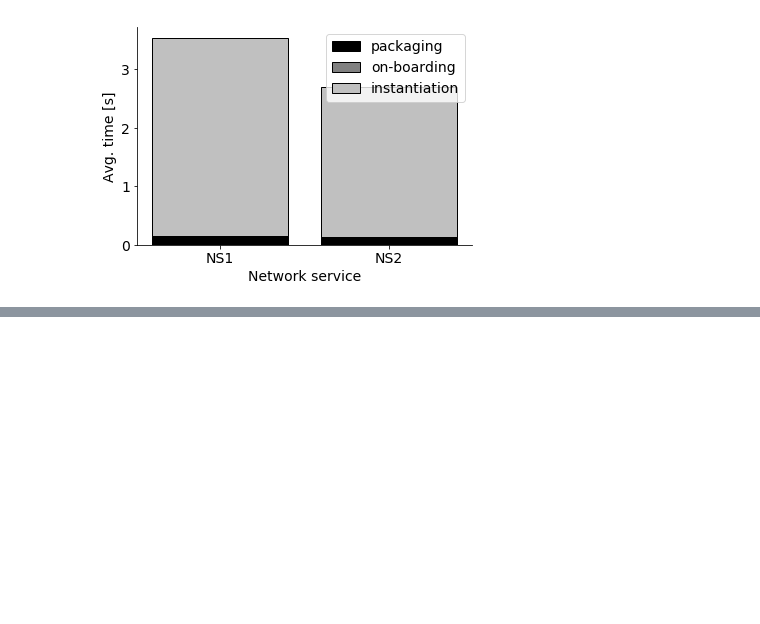
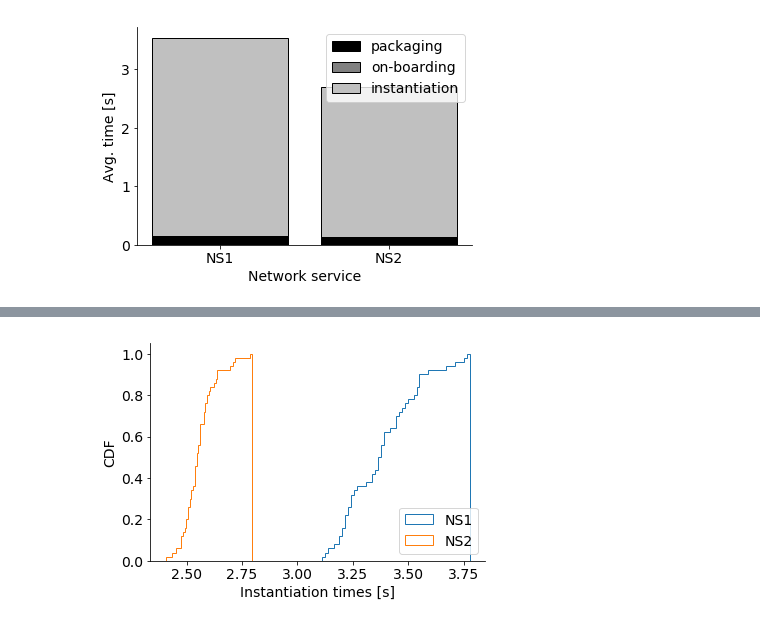
Before and after one commit to sonata-nfv/tng-industrial-pilot, a Jupyter notebook: evaluation/plot_times.ipynb, the cells around one changed output, grey strips where cells are left out. Cells and saved outputs as stored; diff of their text form; code cells hidden in the pictures; blank space fills up the shorter version.

```diff
--- a/evaluation/plot_times.ipynb
+++ b/evaluation/plot_times.ipynb
@@ -74,0 +104,4 @@ plt.show()
+# %%
+plot_cdf('instantiation', 'Instantiation')
+# %% [output]
+[figure, added]
```
Also changed, not shown: parts of 6 cells of this notebook, 5 other files.
